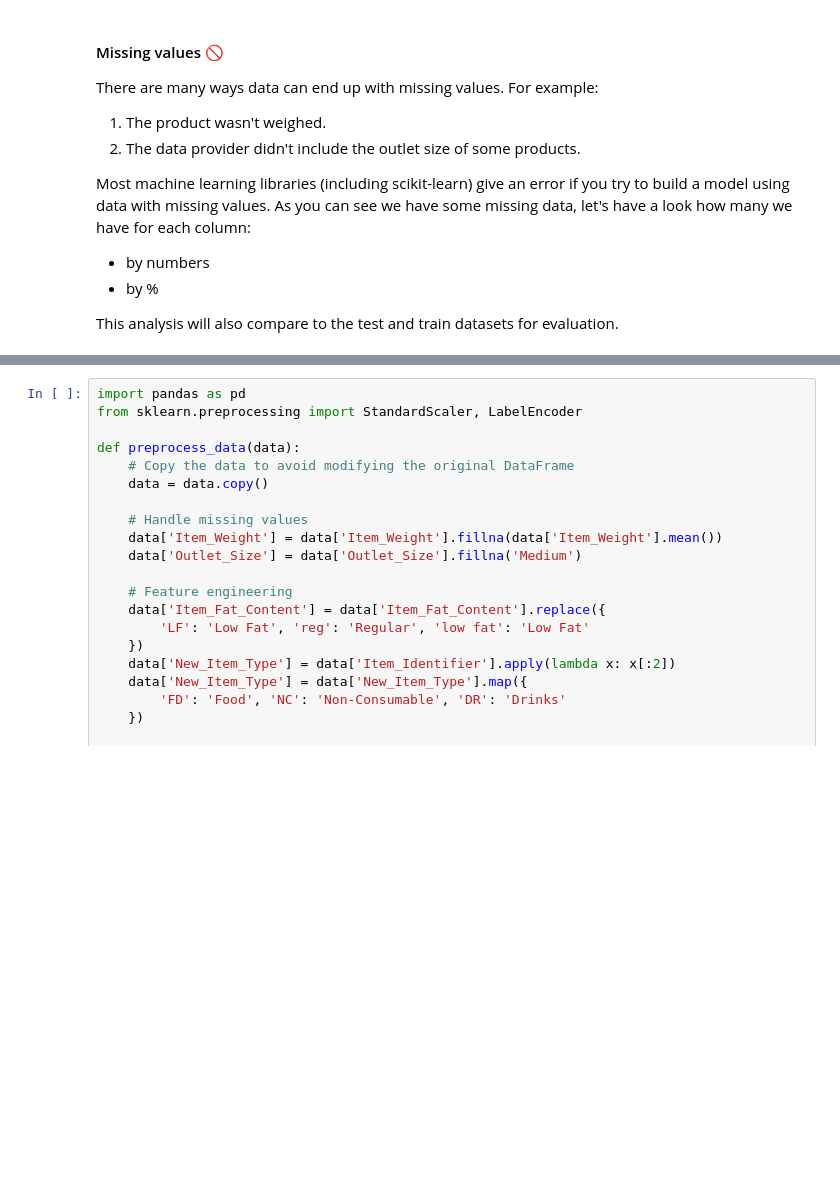
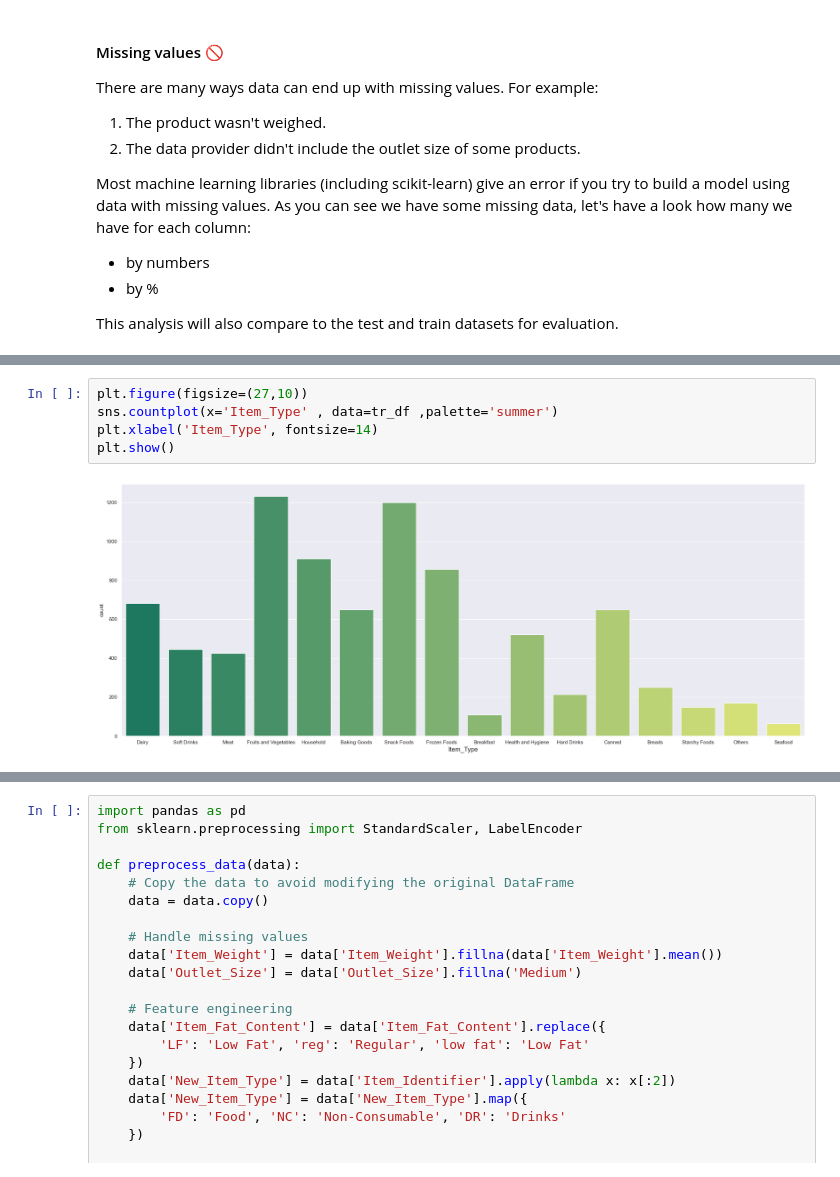
Before and after one commit to Imed-Ha/bigmart-sales-analysis-and-prediction, a Jupyter notebook: notebooks/bigmart_sales_analysis_and_prediction.ipynb, the cells around one changed output, grey strips where cells are left out. Drawn from its saved outputs; the diff is of its cells as text; blank space fills up the shorter version.

```diff
--- a/notebooks/bigmart_sales_analysis_and_prediction.ipynb
+++ b/notebooks/bigmart_sales_analysis_and_prediction.ipynb
@@ -161,0 +384,7 @@ This analysis will also compare to the test and train datasets for evaluation.
+# %%
+plt.figure(figsize=(27,10))
+sns.countplot(x='Item_Type' , data=tr_df ,palette='summer')
+plt.xlabel('Item_Type', fontsize=14)
+plt.show()
+# %% [output]
+[figure, added]
```
Also changed, not shown: parts of 36 cells of this notebook.
